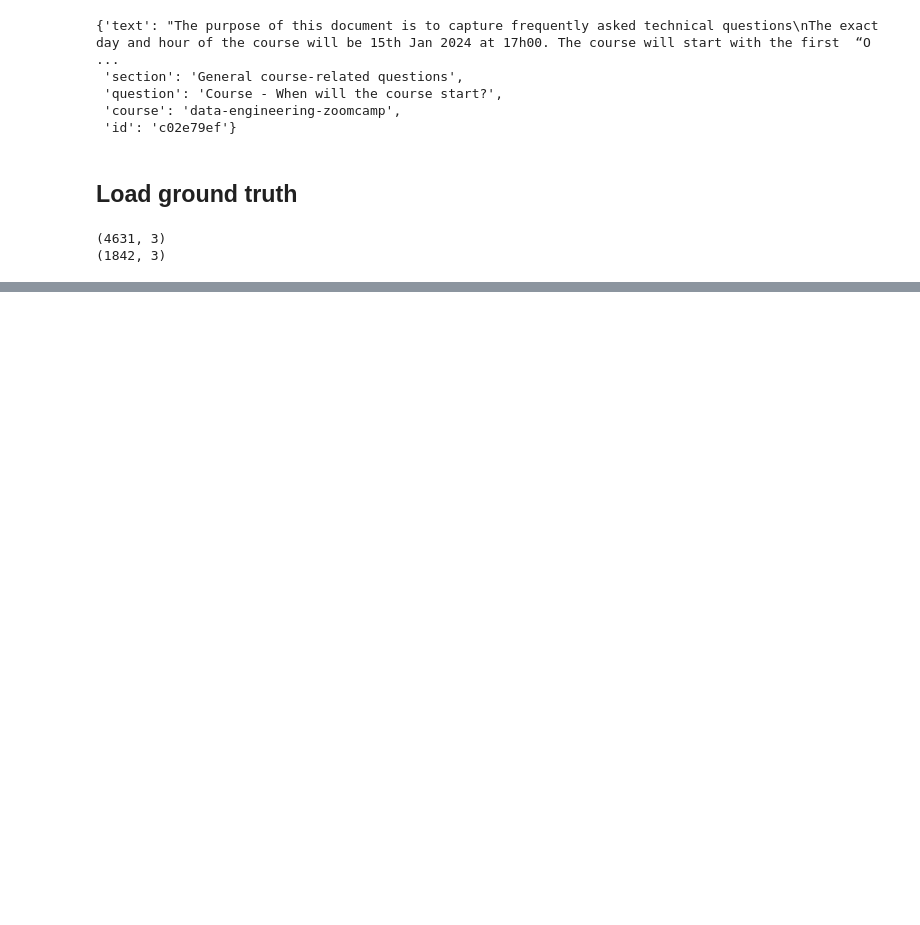
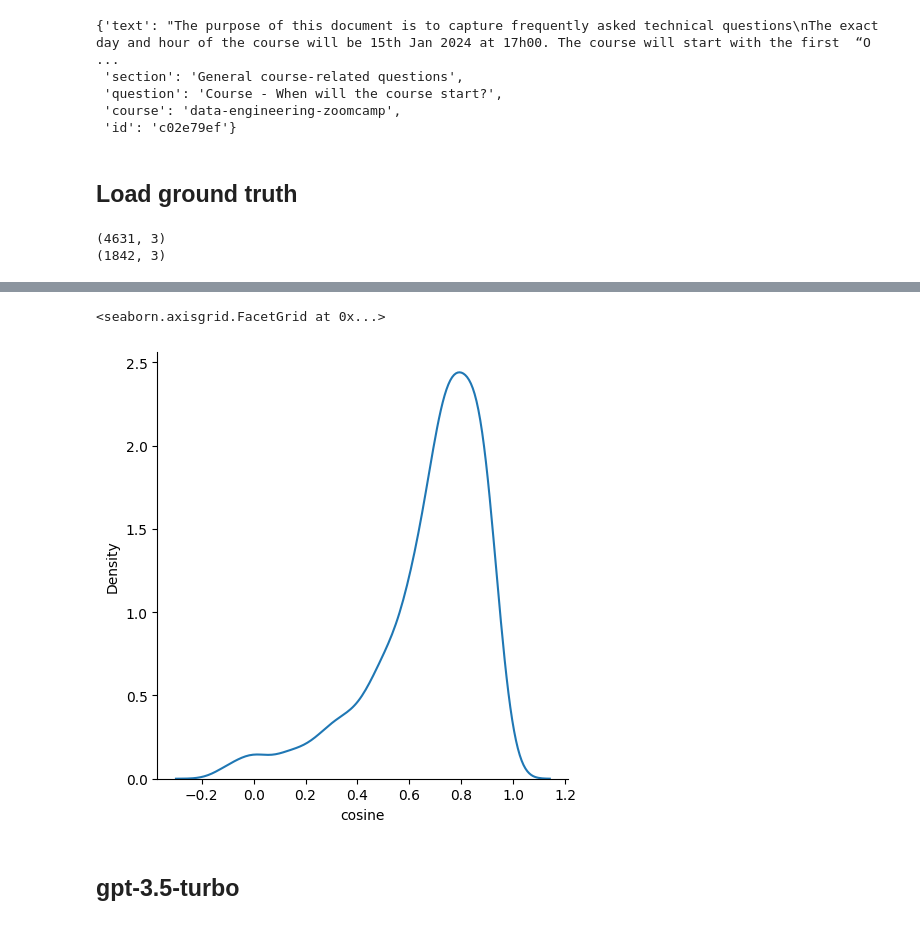
Before and after one commit to SAB-6/llm-zoomcamp, a Jupyter notebook: 04-monitoring/offline-rag-evaluation.ipynb, the cells around one changed output, grey strips where cells are left out. Cells and saved outputs as stored; diff of their text form; code cells hidden in the pictures; blank space fills up the shorter version.

Commit message:
offline metrics and gpt model comparison

```diff
--- a/04-monitoring/offline-rag-evaluation.ipynb
+++ b/04-monitoring/offline-rag-evaluation.ipynb
@@ -39,0 +511,11 @@ ground_truth = df_ground_truth.to_dict(orient='records')
+# %%
+record = results_gpt4o[0]
+# %%
+def compute_similarity(record):
+    answer_orig = record['answer_orig']
+    answer_llm = record['answer_llm']
+
+    v_llm = model.encode(answer_llm)
+    v_orig = model.encode(answer_orig)
+
+    return v_llm.dot(v_orig)
@@ -39,0 +526,9 @@ ground_truth = df_ground_truth.to_dict(orient='records')
+# %%
+similarity = []
+
+for record in tqdm(results_gpt4o):
+    sim = compute_similarity(record)
+    similarity.append(sim)
+# %%
+df_gpt4o['cosine'] = similarity
+df_gpt4o['cosine'].describe()
@@ -39,0 +547,7 @@ ground_truth = df_ground_truth.to_dict(orient='records')
+# %%
+sns.displot(df_gpt4o['cosine'], kind="kde")
+# %% [output]
+<seaborn.axisgrid.FacetGrid at 0x...>
+[figure, added]
+# %% [markdown]
+## gpt-3.5-turbo
```
Also changed, not shown: parts of 85 cells of this notebook, 1 other file.
